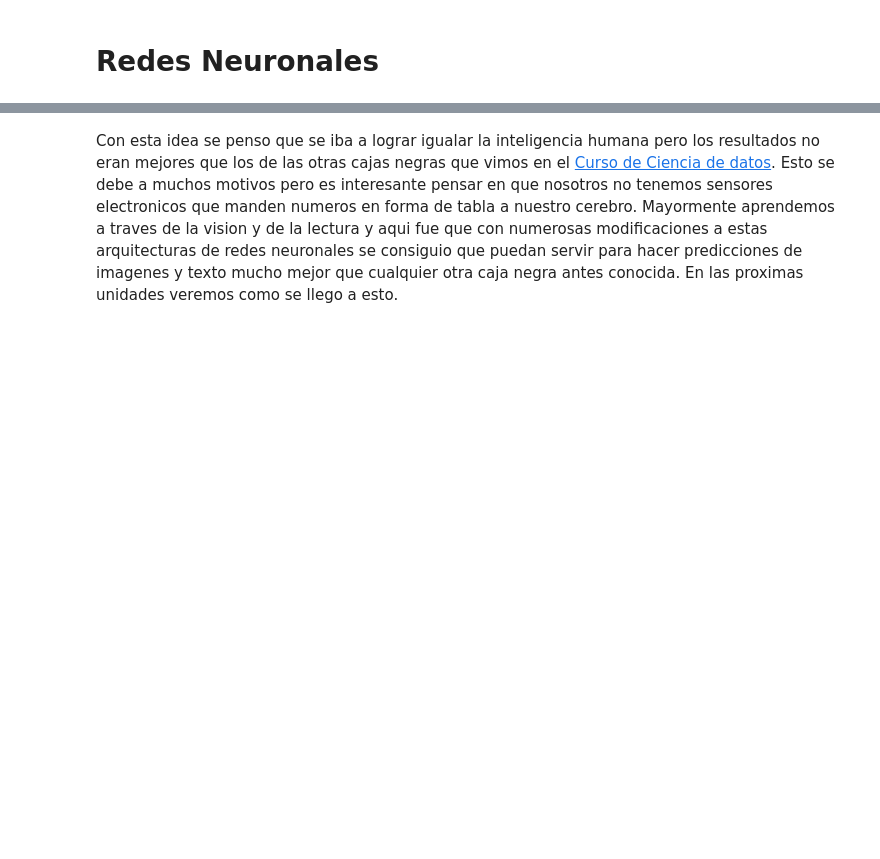
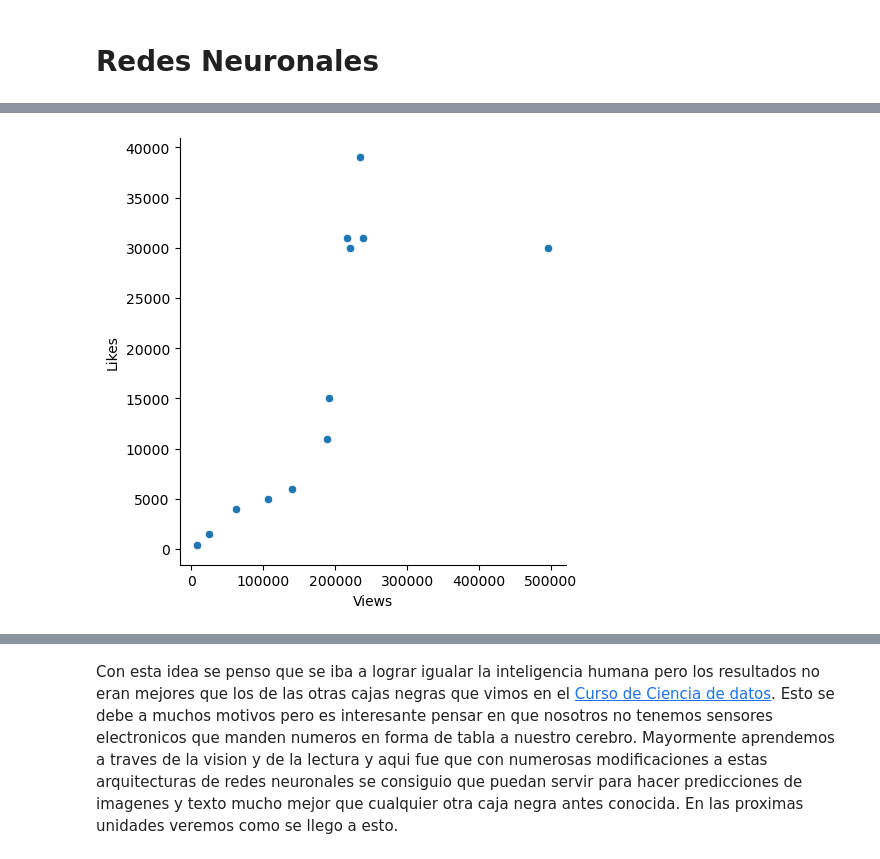
Before and after one commit to amiune/freecodingtour, a Jupyter notebook: cursos/espanol/deeplearning/E0_redes_neuronales.ipynb, the cells around one changed output, grey strips where cells are left out. Drawn from its saved outputs; the diff is of its cells as text; code cells hidden in the pictures; blank space fills up the shorter version.

```diff
--- a/cursos/espanol/deeplearning/E0_redes_neuronales.ipynb
+++ b/cursos/espanol/deeplearning/E0_redes_neuronales.ipynb
@@ -19,0 +31,9 @@ Como la podemos describir matematicamente?
+# %%
+# tiktok vistas y likes de distintos videos
+
+views = [234_000, 8_000, 217_000, 25_000, 62_000, 107_000,
+         140_000, 191_000, 189_000, 496_000, 221_000, 238_000]
+likes = [ 39_000,   362,  31_000,  1_500,  4_000,   5_000,
+           6_000,  15_000,  11_000,  30_000,  30_000,  31_000]
+# %%
+df = pd.DataFrame({"Views":views,"Likes":likes})
@@ -19,0 +49,4 @@ Como la podemos describir matematicamente?
+# %%
+sns.relplot(x="Views",y="Likes", data=df);
+# %% [output]
+[figure, added]
```
Also changed, not shown: parts of 40 cells of this notebook, 19 other files.
